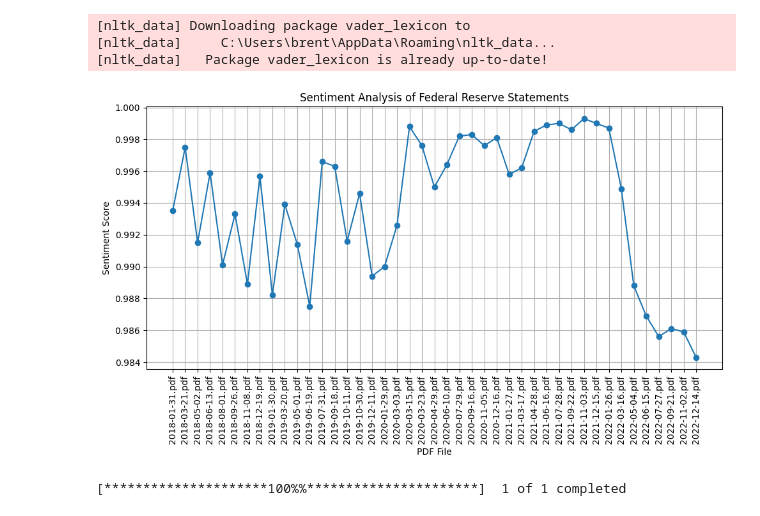
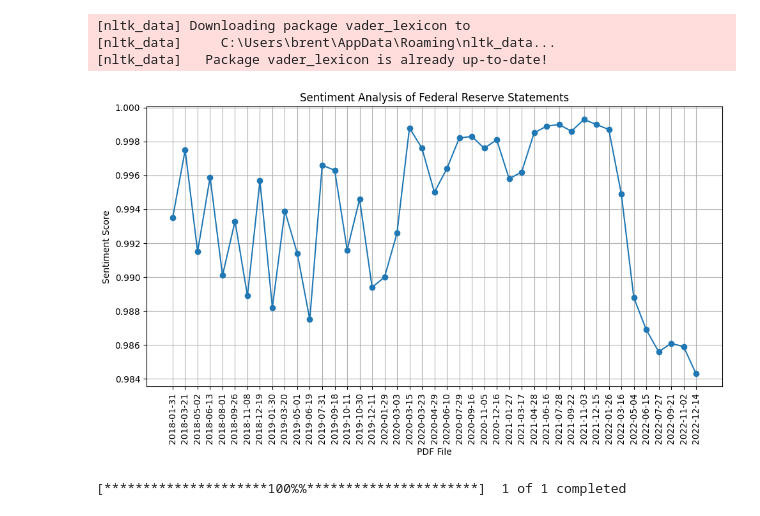
Before and after one commit to reynoldsbrent/Fed-Meeting-Minutes-Causal-Analysis, a Jupyter notebook: analysis.ipynb, the cells around one changed output. Drawn from its saved outputs; the diff is of its cells as text; code cells hidden in the pictures.

Commit message:
Changed file directory to use relative path and updated comments

```diff
--- a/analysis.ipynb
+++ b/analysis.ipynb
@@ -22,11 +21,11 @@ sia = SentimentIntensityAnalyzer()
 [nltk_data]     C:\Users\brent\AppData\Roaming\nltk_data...
 [nltk_data]   Package vader_lexicon is already up-to-date!
 # %%
-# Initialize empty lists to store sentiments and file names
+# store sentiments and file names
 sentiments = []
 file_names = []
 
-directory = "C:\\Users\\brent\\OneDrive\\Documents\\python_projects\\Fed-Meeting-Minutes-Causal-Analysis\\Statements"
+directory = "Statements"
 # %%
 def extract_text_from_pdf(pdf_path):
     text = ""
@@ -49,19 +48,19 @@ for filename in os.listdir(directory):
         sentiments.append(sentiment['compound'])
         file_names.append(filename)
 # %%
-# Create a line chart
+date_labels = [filename.replace('.pdf', '') for filename in file_names]
 plt.figure(figsize=(10, 6))
-plt.plot(file_names, sentiments, marker='o')
+plt.plot(date_labels, sentiments, marker='o')
 plt.title('Sentiment Analysis of Federal Reserve Statements')
 plt.xlabel('PDF File')
 plt.ylabel('Sentiment Score')
 plt.xticks(rotation=90)
 plt.grid(True)
 
 plt.tight_layout()
 plt.show()
 # %% [output]
-[figure, old version]
+[figure, new version]
 # %%
 # Define the ticker symbol for the S&P 500
 symbol = "^GSPC"
```
Also changed, not shown: parts of 13 cells of this notebook.
